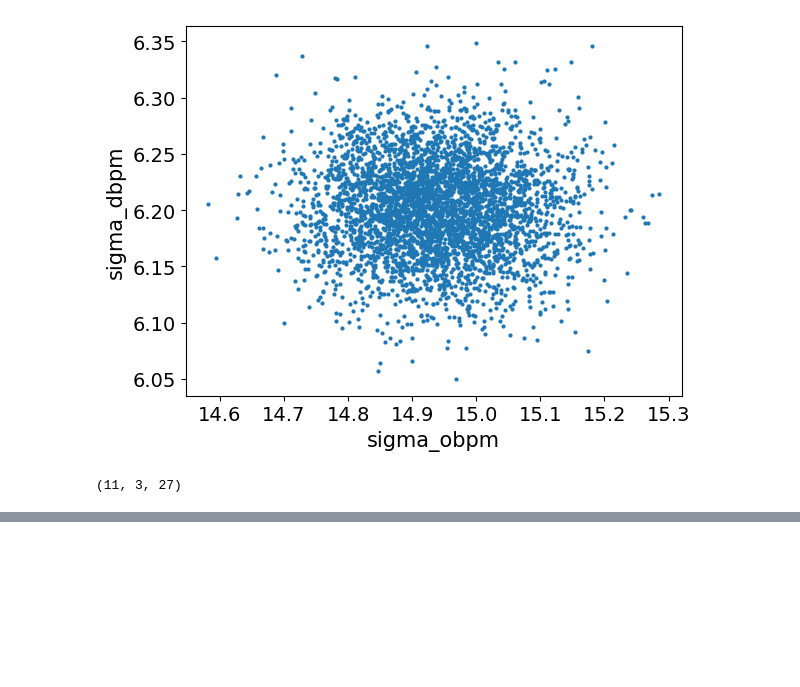
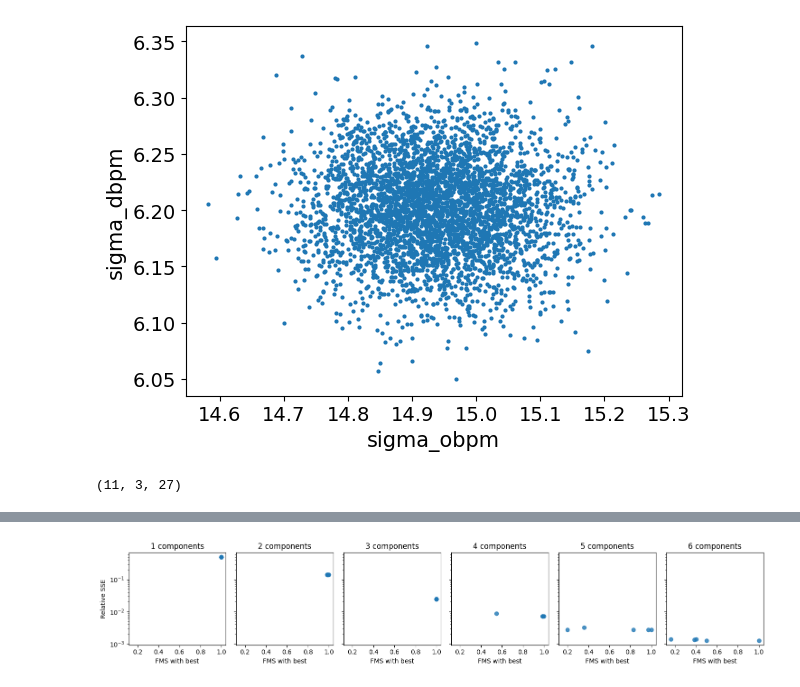
Before and after one commit to abrahme/nba_functional_analysis, a Jupyter notebook: HSGPFunctional.ipynb, the cells around one changed output, grey strips where cells are left out. Saved outputs shown, nothing was run; the diff lists cells and outputs as text; code cells hidden in the pictures; blank space fills up the shorter version.

```diff
--- a/HSGPFunctional.ipynb
+++ b/HSGPFunctional.ipynb
@@ -537,0 +534,15 @@ metric_weight_tensor.shape
+# %%
+def fit_many_parafac(X, num_components, num_inits=5):
+    return [
+        parafac(
+            X,
+            num_components,
+            n_iter_max=1000,
+            tol=1e-8,
+            init="random",
+            orthogonalise=True,
+            linesearch=True,
+            random_state=i,
+        )
+        for i in range(num_inits)
+    ]
@@ -537,0 +561,25 @@ metric_weight_tensor.shape
+# %%
+errors = {}
+for rank, inits in models.items():
+    sorted_inits, sorted_errors = tlviz.multimodel_evaluation.sort_models_by_error(inits, metric_weight_tensor)
+    models[rank] = sorted_inits
+    errors[rank] = sorted_errors
+
+selected_models = {rank: inits[0] for rank, inits in models.items()}
+# %%
+fms_with_selected = {}
+for rank, inits in models.items():
+    fms_with_selected[rank] = tlviz.multimodel_evaluation.similarity_evaluation(inits[0], inits)
+# %%
+fig, axes = plt.subplots(1, 6, figsize=(15, 3), tight_layout=True, sharex=True, sharey=True)
+
+for i, rank in enumerate(errors):
+    axes[i].scatter(fms_with_selected[rank], errors[rank], alpha=0.8)
+    axes[i].set_title(f"{rank} components")
+    axes[i].set_xlabel("FMS with best")
+    axes[i].set_yscale("log")
+
+axes[0].set_ylabel("Relative SSE")
+plt.show()
+# %% [output]
+[figure, added]
```
Also changed, not shown: parts of 47 cells of this notebook, 1 other file.
